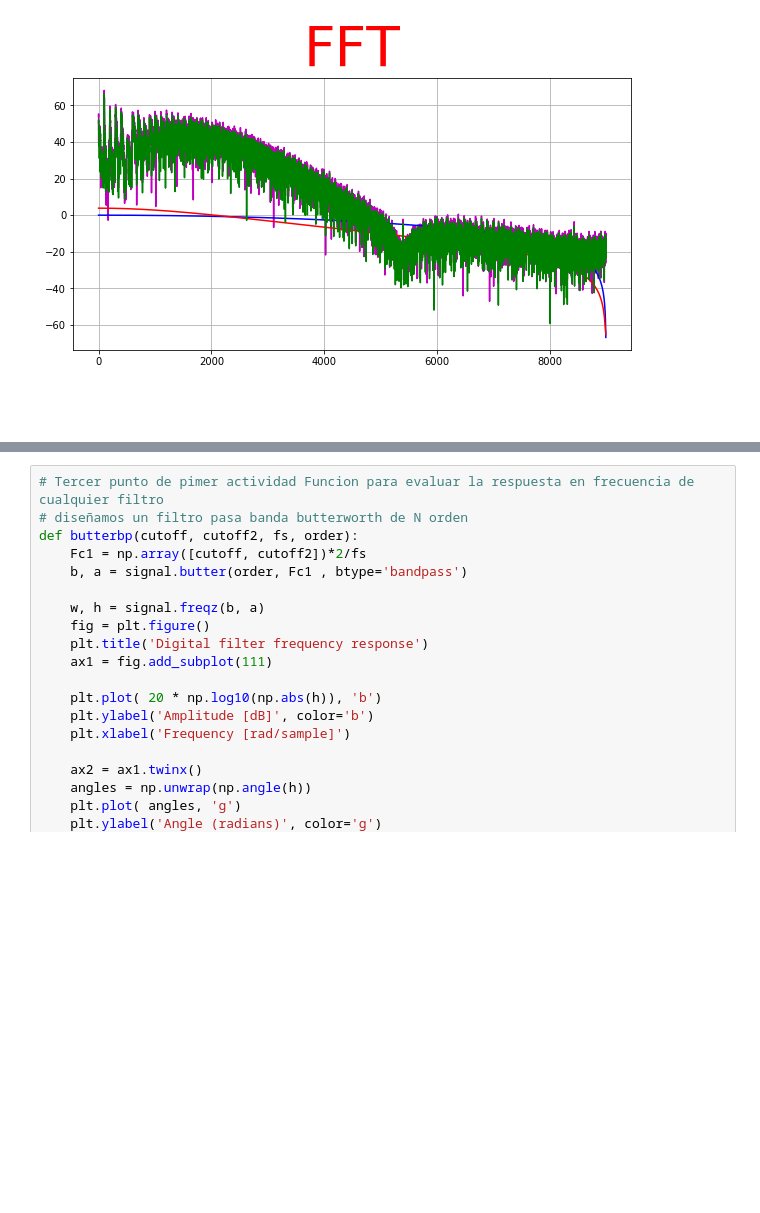
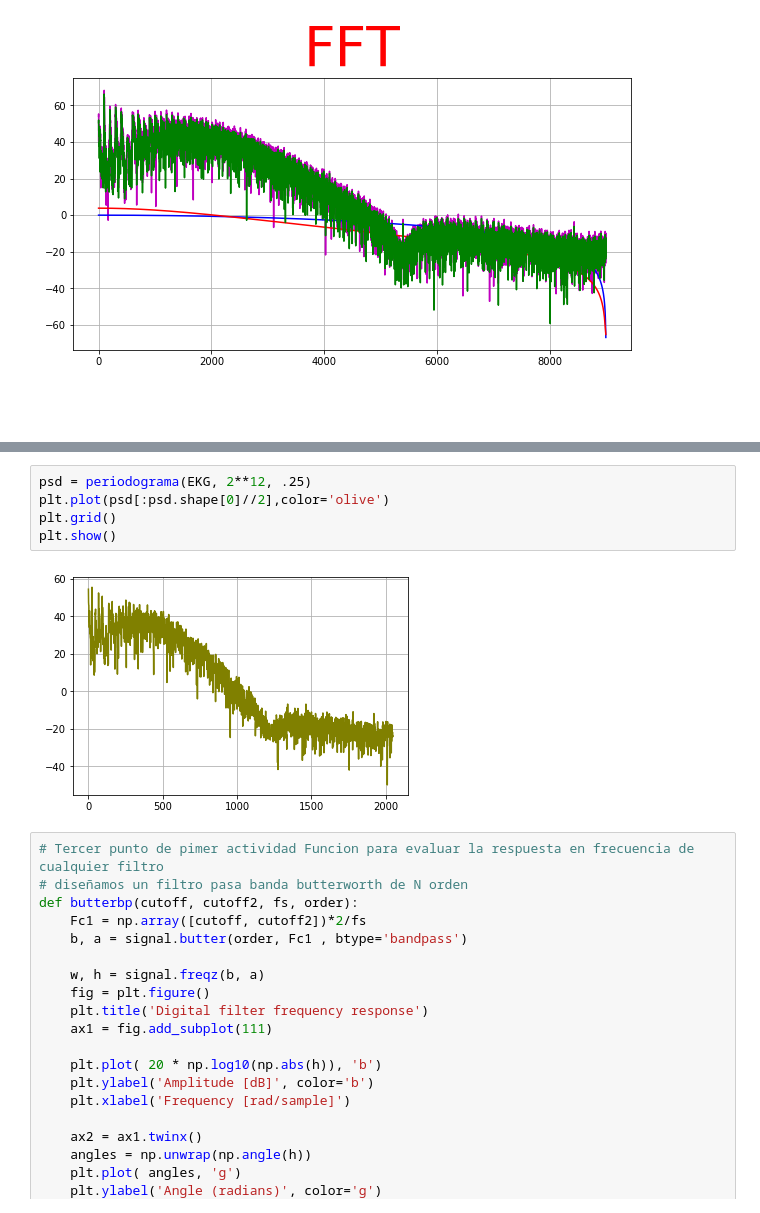
Before and after one commit to Qweryedu/MCIB-19-P-Edu, a Jupyter notebook: src/prac2.ipynb, the cells around one changed output, grey strips where cells are left out. Saved outputs shown, nothing was run; the diff lists cells and outputs as text; blank space fills up the shorter version.

```diff
--- a/src/prac2.ipynb
+++ b/src/prac2.ipynb
@@ -84,3 +98,10 @@ Estimación del PSD con el algoritmo de Welch
+# %%
+psd = periodograma(EKG, 2**12, .25)
+plt.plot(psd[:psd.shape[0]//2],color='olive')
+plt.grid()
+plt.show()
+# %% [output]
+[figure, added]
 # %%
 # Tercer punto de pimer actividad Funcion para evaluar la respuesta en frecuencia de cualquier filtro
 # diseñamos un filtro pasa banda butterworth de N orden
```
Also changed, not shown: parts of 7 cells of this notebook.
